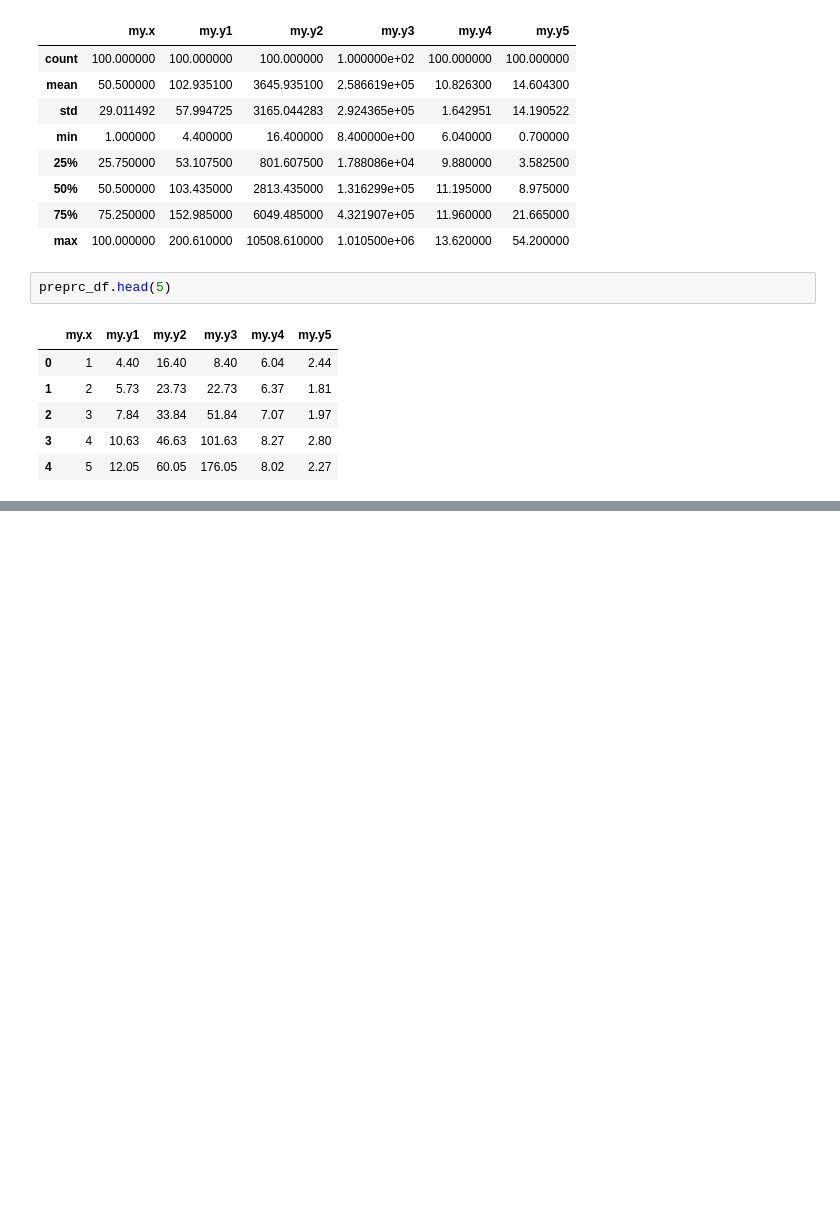
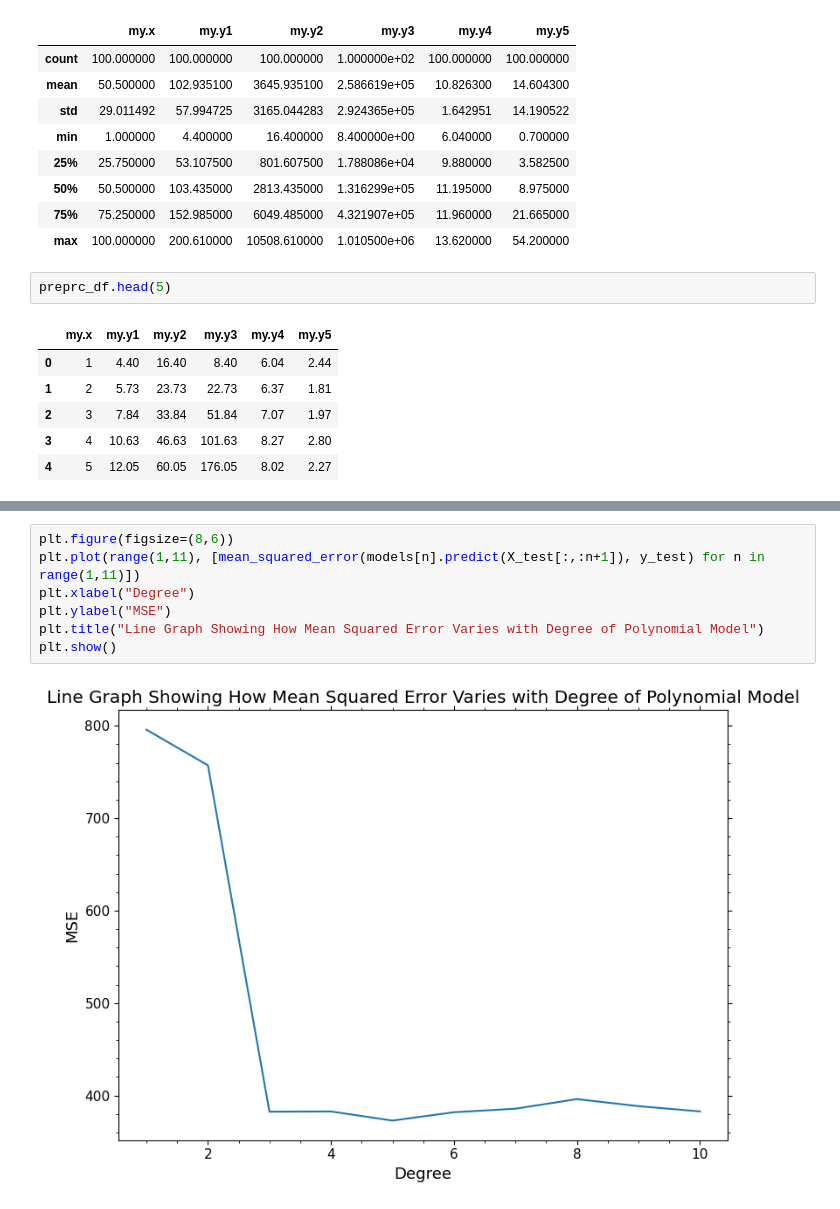
Before and after one commit to james-hughes1/mphildis-coursework, a Jupyter notebook: applied-data-science/Examples1.ipynb, the cells around one changed output, grey strips where cells are left out. Saved outputs shown, nothing was run; the diff lists cells and outputs as text; blank space fills up the shorter version.

```diff
--- a/applied-data-science/Examples1.ipynb
+++ b/applied-data-science/Examples1.ipynb
@@ -132,0 +177,9 @@ sns.pairplot(preprc_df)
+# %%
+plt.figure(figsize=(8,6))
+plt.plot(range(1,11), [mean_squared_error(models[n].predict(X_test[:,:n+1]), y_test) for n in range(1,11)])
+plt.xlabel("Degree")
+plt.ylabel("MSE")
+plt.title("Line Graph Showing How Mean Squared Error Varies with Degree of Polynomial Model")
+plt.show()
+# %% [output]
+[figure, added]
```
Also changed, not shown: parts of 16 cells of this notebook.
